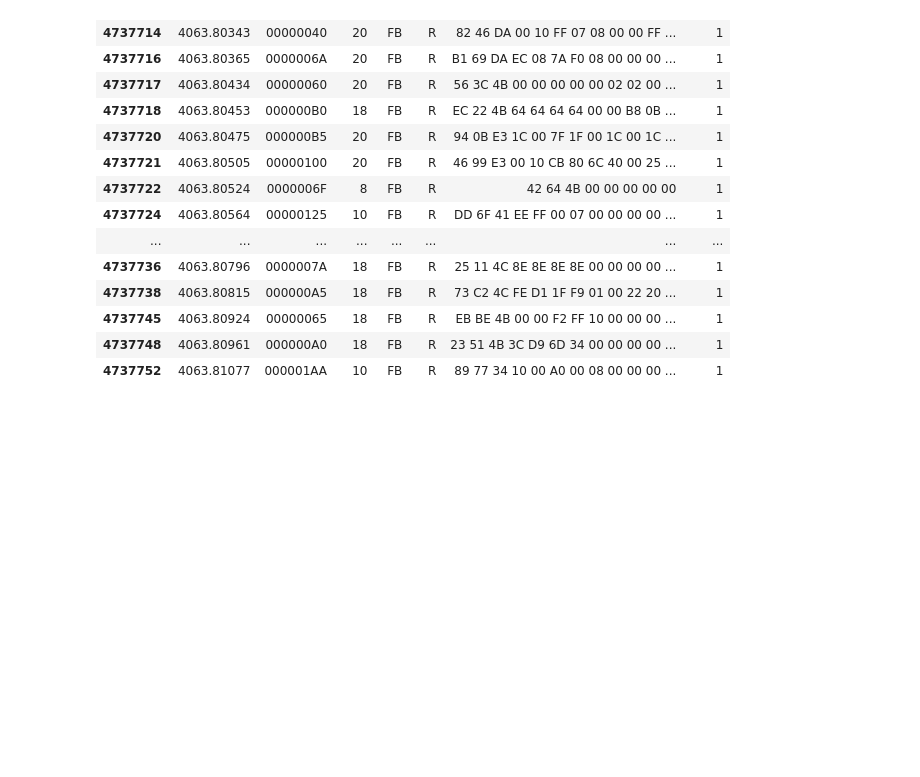
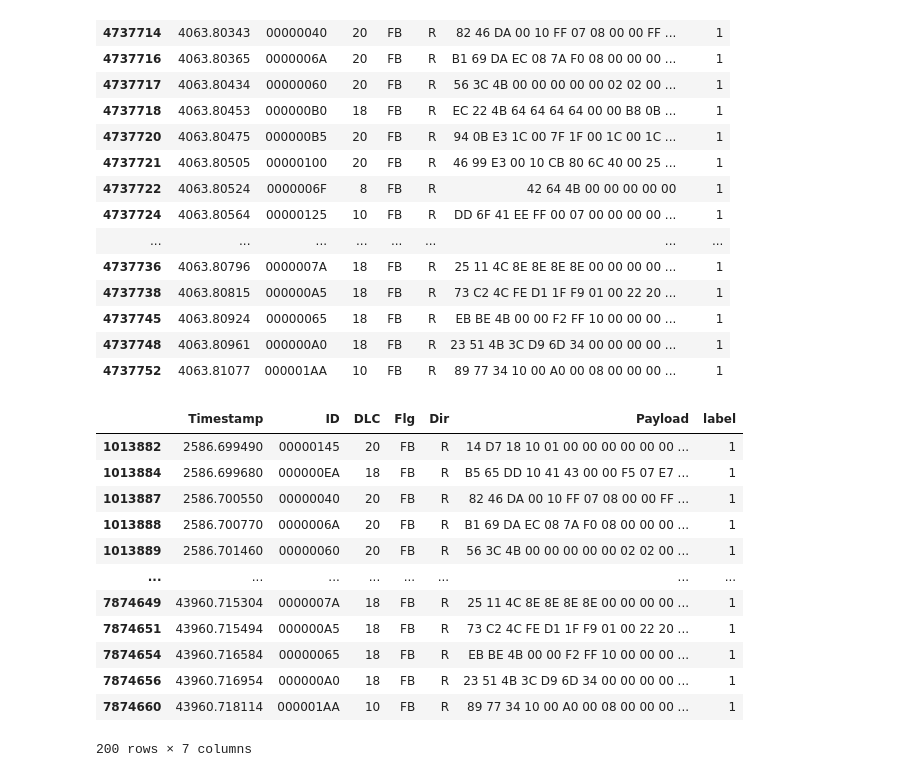
Before and after one commit to CJW-MAPU/Canttack, a Jupyter notebook: canttackTest.ipynb, the cells around one changed output. Drawn from its saved outputs; the diff is of its cells as text; code cells hidden in the pictures; blank space fills up the shorter version.

```diff
--- a/canttackTest.ipynb
+++ b/canttackTest.ipynb
@@ -174,0 +177,18 @@ a[a['label'] == 1]
+# %%
+test = pd.read_csv('test.csv')
+# %%
+test[test['label'] == 1]
+# %% [output]
+|  | Timestamp | ID | DLC | Flg | Dir | Payload | label |
+| 1013882 | 2586.699490 | 00000145 | 20 | FB | R | 14 D7 18 10 01 00 00 00 00 00 00 ... | 1 |
+| 1013884 | 2586.699680 | 000000EA | 18 | FB | R | B5 65 DD 10 41 43 00 00 F5 07 E7 ... | 1 |
+| 1013887 | 2586.700550 | 00000040 | 20 | FB | R | 82 46 DA 00 10 FF 07 08 00 00 FF ... | 1 |
+| 1013888 | 2586.700770 | 0000006A | 20 | FB | R | B1 69 DA EC 08 7A F0 08 00 00 00 ... | 1 |
+| 1013889 | 2586.701460 | 00000060 | 20 | FB | R | 56 3C 4B 00 00 00 00 00 02 02 00 ... | 1 |
+| ... | ... | ... | ... | ... | ... | ... | ... |
+| 7874649 | 43960.715304 | 0000007A | 18 | FB | R | 25 11 4C 8E 8E 8E 8E 00 00 00 00 ... | 1 |
+| 7874651 | 43960.715494 | 000000A5 | 18 | FB | R | 73 C2 4C FE D1 1F F9 01 00 22 20 ... | 1 |
+| 7874654 | 43960.716584 | 00000065 | 18 | FB | R | EB BE 4B 00 00 F2 FF 10 00 00 00 ... | 1 |
+| 7874656 | 43960.716954 | 000000A0 | 18 | FB | R | 23 51 4B 3C D9 6D 34 00 00 00 00 ... | 1 |
+| 7874660 | 43960.718114 | 000001AA | 10 | FB | R | 89 77 34 10 00 A0 00 08 00 00 00 ... | 1 |
+200 rows × 7 columns
```
Also changed, not shown: parts of 1 cell of this notebook.
